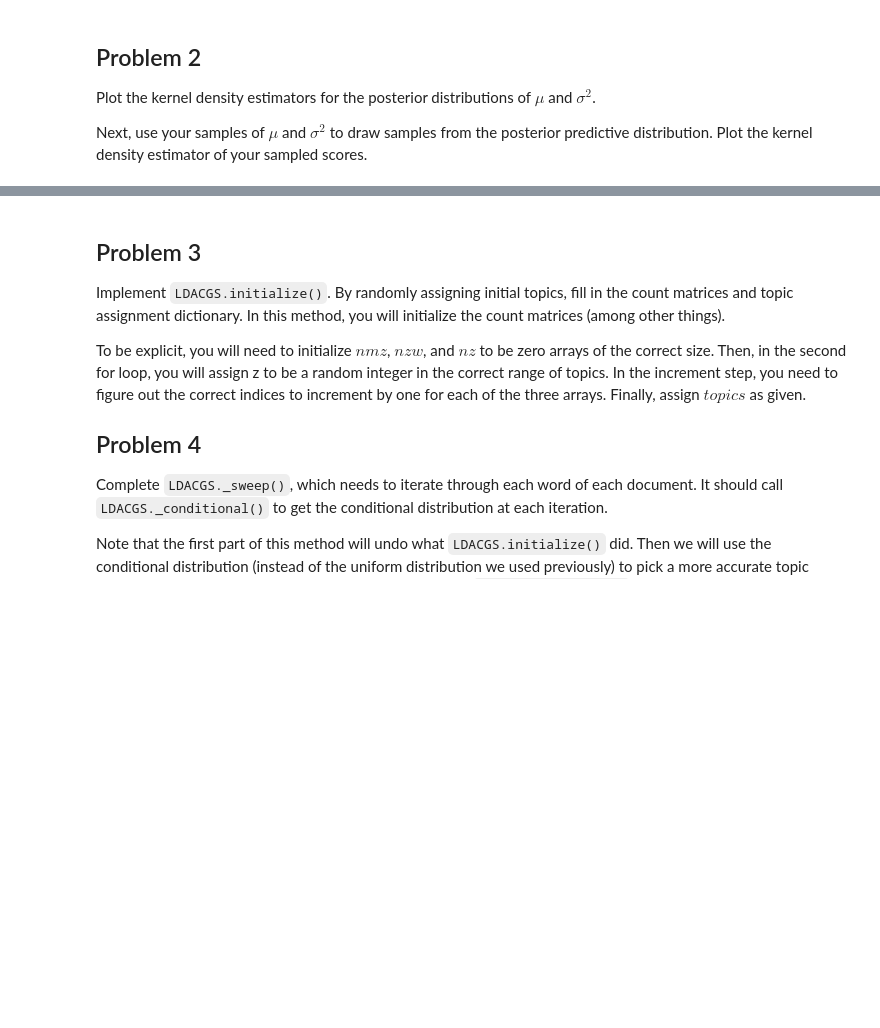
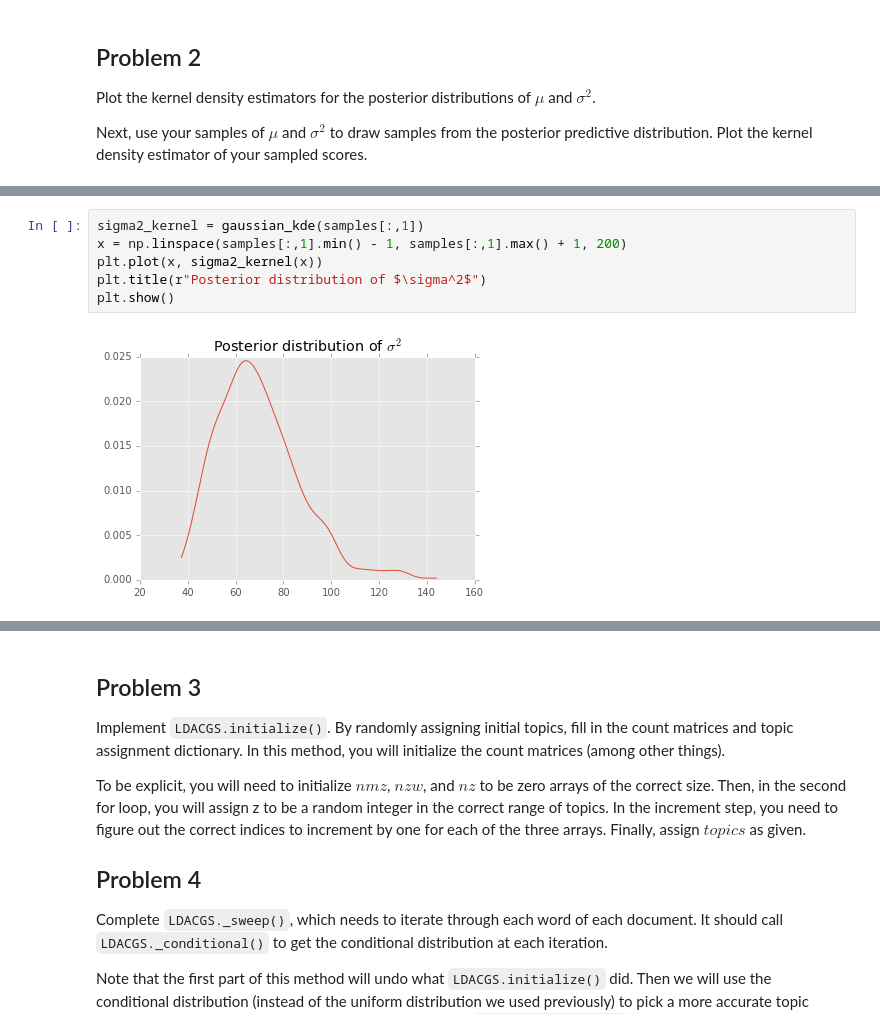
Before and after one commit to mattschaelling/acme_vol3, a Jupyter notebook: Gibbs_LDA/gibbs_lda.ipynb, the cells around one changed output, grey strips where cells are left out. Cells and saved outputs as stored; diff of their text form; blank space fills up the shorter version.

```diff
--- a/Gibbs_LDA/gibbs_lda.ipynb
+++ b/Gibbs_LDA/gibbs_lda.ipynb
@@ -39,0 +87,8 @@ Plot the kernel density estimator of your sampled scores.
+# %%
+sigma2_kernel = gaussian_kde(samples[:,1])
+x = np.linspace(samples[:,1].min() - 1, samples[:,1].max() + 1, 200)
+plt.plot(x, sigma2_kernel(x))
+plt.title(r"Posterior distribution of $\sigma^2$")
+plt.show()
+# %% [output]
+[figure, added]
```
Also changed, not shown: parts of 11 cells of this notebook.
